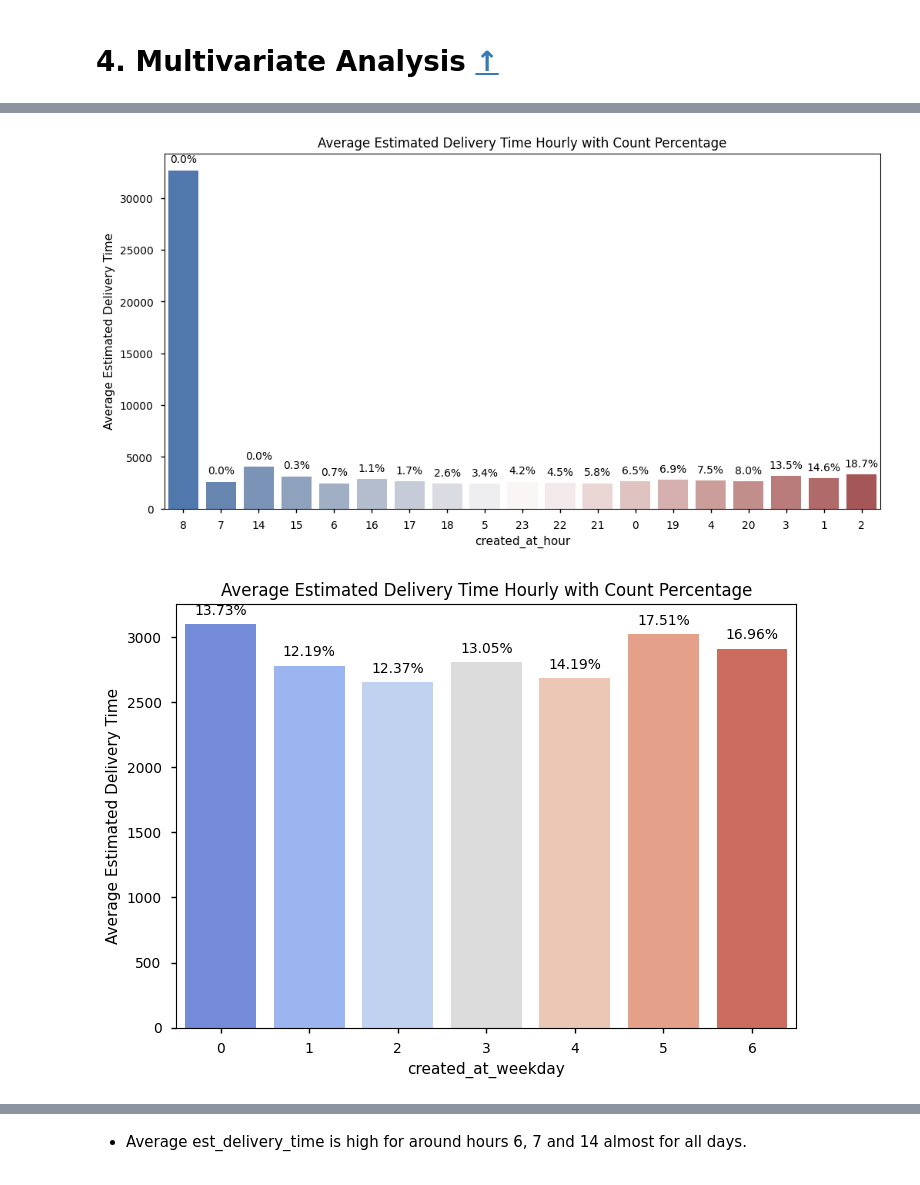
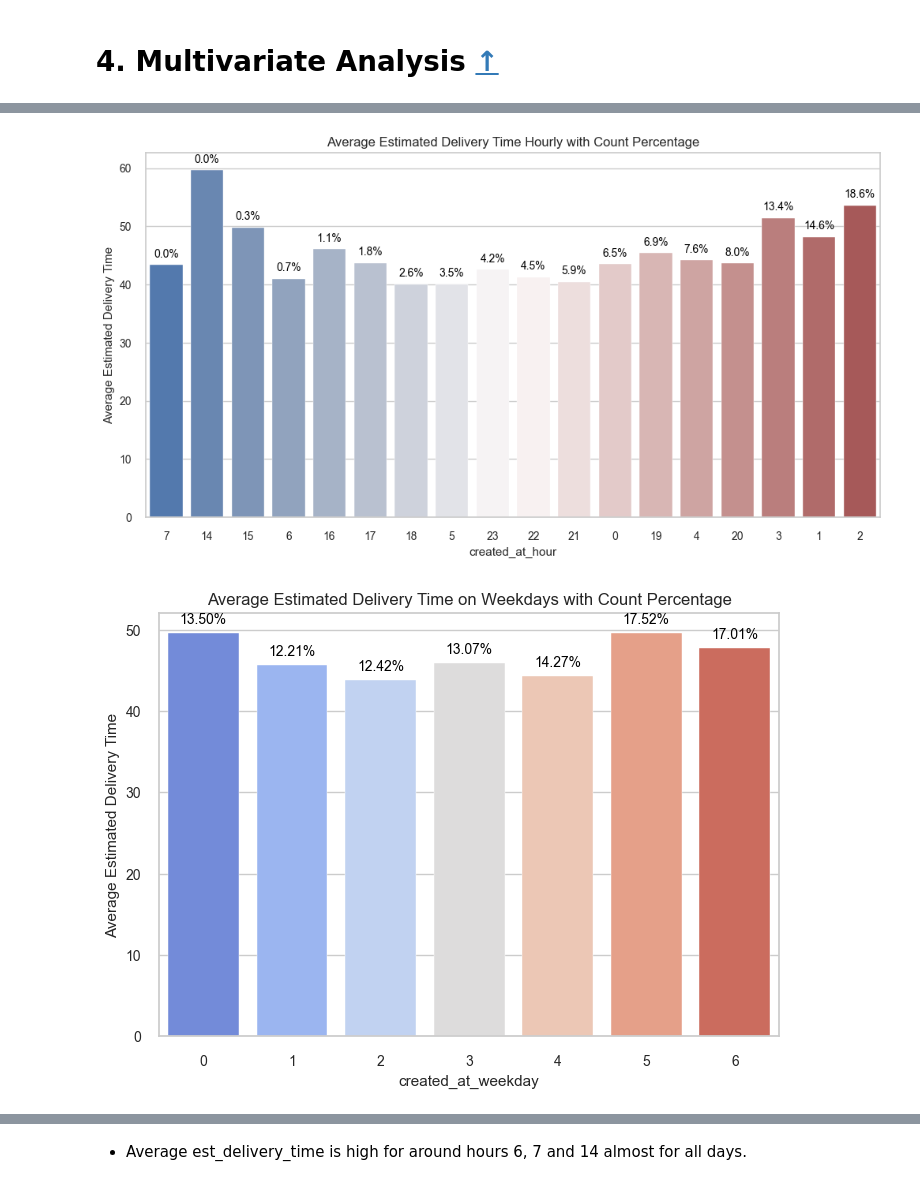
Before and after one commit to krashu/DSML, a Jupyter notebook: Projects/porter_nn.ipynb, the cells around one changed output, grey strips where cells are left out. Saved outputs shown, nothing was run; the diff lists cells and outputs as text; code cells hidden in the pictures.

```diff
--- a/Projects/porter_nn.ipynb
+++ b/Projects/porter_nn.ipynb
@@ -271,5 +366,7 @@ for column in ['created_at']:
 # %%
 ax = df.store_id.value_counts().plot()
 ax.set_xticklabels('')
+ax.set_ylabel('counts')
+plt.title('Lineplot for store id counts', fontsize=15)
 plt.show()
 # %% [output]
@@ -291,9 +442,11 @@ plt.show()
 # %%
-fig, axs = plt.subplots(nrows=4, ncols=1, figsize=(15,10))
+fig, axs = plt.subplots(nrows=len(cat_cols[1:]), ncols=1, figsize=(15,15))
 plt.subplots_adjust(hspace=0.5)
 
-for col, ax in zip(cat_cols[::-1], axs.ravel()):
-    sns.boxplot(df, x=col, y='market_id', ax=ax)
+fig.suptitle('Boxplots for Category columns vs Delivery Time', fontsize=20)
+for col, ax in zip(cat_cols[1:], axs.ravel()):
+    sns.boxplot(df[df.est_delivery_time < df.est_delivery_time.quantile(0.999)], x=col, y='est_delivery_time', ax=ax)
     plt.xticks(rotation='vertical')
+
 plt.show()
 # %% [output]
@@ -303,7 +456,7 @@ fig, axs = plt.subplots(nrows=len(cat_cols[1:]), ncols=1, figsize=(12,10))
 plt.subplots_adjust(hspace=0.6)
 
 for column, ax in zip(df[cat_cols[1:]], axs.ravel()):
-    sns.countplot(x=df[column], ax=ax, hue=df.market_id)
+    sns.histplot(x=df[column], ax=ax, hue=df.market_id, legend=False)
     ax.set_title(column)
     ax.set_xlabel('')
 
@@ -330,9 +484,10 @@ fig, axs = plt.subplots(nrows=len(cat_cols[1:]), ncols=1, figsize=(12,10))
 plt.subplots_adjust(hspace=0.6)
 
 for column, ax in zip(df[cat_cols[1:]], axs.ravel()):
-    sns.countplot(x=df[column], ax=ax, hue=df.order_protocol)
+    sns.countplot(x=df[column], ax=ax, hue=df.order_protocol, legend=False)
     ax.set_title(column)
     ax.set_xlabel('')
 
+
 plt.show()
 # %% [output]
@@ -406,28 +548,27 @@ plt.show()
 # %%
-temp = pd.DataFrame({'created_at_hour':df.created_at.dt.hour, 'est_delivery_time':est_delivery_time})
-temp = temp[temp.est_delivery_time < 60000].dropna()
+temp = pd.DataFrame({'created_at_hour':df.created_at_hour, 'est_delivery_time':df.est_delivery_time})
+temp = temp[temp.est_delivery_time < temp.est_delivery_time.quantile(0.99)].dropna()
 temp1 = temp.groupby('created_at_hour')['est_delivery_time'].mean()
 
 plt.figure(figsize=(12,6))
 # Count of deliveries for each hour
 delivery_count = temp['created_at_hour'].value_counts().sort_index()
 delivery_count = delivery_count*100/sum(delivery_count)
 delivery_count = delivery_count.sort_values()
 ax = sns.barplot(x=temp1.index, y=temp1.values, palette='vlag', order=temp1[delivery_count.sort_values().index].index)
 
 # Annotate bars with custom values
 for i, p in enumerate(ax.patches):
     ax.annotate(f'{delivery_count.iloc[i]:.1f}%', (p.get_x() + p.get_width() / 2., p.get_height()),
                 ha='center', va='center', xytext=(0, 10), textcoords='offset points', fontsize=10, color='black')
 
 ax.set_ylabel('Average Estimated Delivery Time')
 plt.title('Average Estimated Delivery Time Hourly with Count Percentage')
 plt.show()
 # %% [output]
-[figure, old version]
+[figure, new version]
 # %%
-temp = pd.DataFrame({'created_at_weekday':df.created_at.dt.weekday, 'est_delivery_time':est_delivery_time})
-temp = temp[temp.est_delivery_time < 60000].dropna()
+temp = df[df.est_delivery_time < df.est_delivery_time.quantile(0.99)]
 temp1 = temp.groupby('created_at_weekday')['est_delivery_time'].mean()
 
 plt.figure(figsize=(8,5.5))
@@ -443,7 +584,7 @@ for i, p in enumerate(ax.patches):
                 ha='center', va='center', xytext=(0, 10), textcoords='offset points', fontsize=10, color='black')
 
 ax.set_ylabel('Average Estimated Delivery Time')
-plt.title('Average Estimated Delivery Time Hourly with Count Percentage')
+plt.title('Average Estimated Delivery Time on Weekdays with Count Percentage')
 plt.show()
 # %% [output]
-[figure, old version]
+[figure, new version]
```
Also changed, not shown: parts of 150 cells of this notebook.
